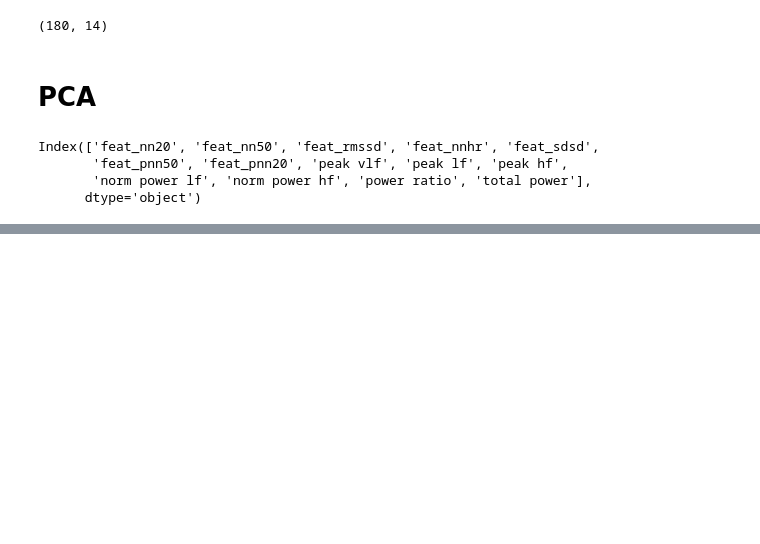
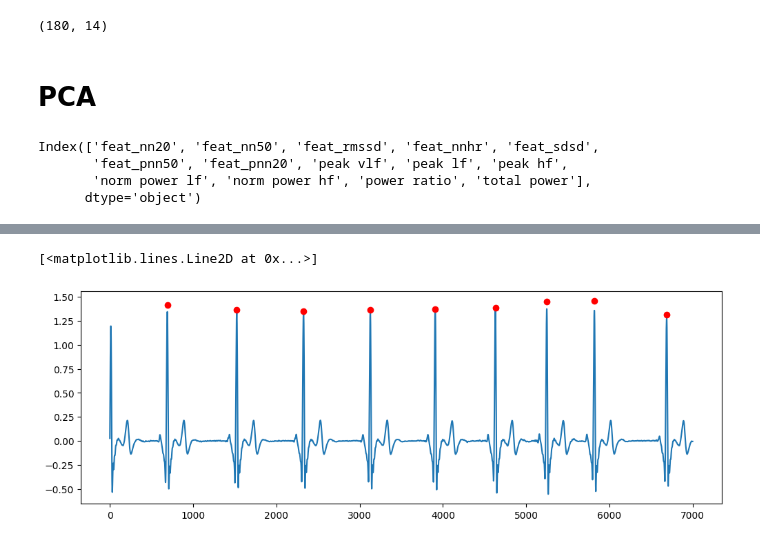
Before and after one commit to aacudad/EPO4-C2, a Jupyter notebook: feature_extraction.ipynb, the cells around one changed output, grey strips where cells are left out. Cells and saved outputs as stored; diff of their text form; code cells hidden in the pictures; blank space fills up the shorter version.

```diff
--- a/feature_extraction.ipynb
+++ b/feature_extraction.ipynb
@@ -187,0 +231,9 @@ plt.ion
+# %%
+t, filtered_signal, rpeaks = biosppy.signals.ecg.ecg(ecg, sampling_rate=700, show = False, interactive=False)[:3]
+
+plt.figure(figsize=(12,4))
+plt.plot(filtered_signal)
+plt.plot(rpeaks,filtered_ecg[rpeaks], 'ro')
+# %% [output]
+[<matplotlib.lines.Line2D at 0x...>]
+[figure, added]
```
Also changed, not shown: parts of 13 cells of this notebook, 2 other files.
